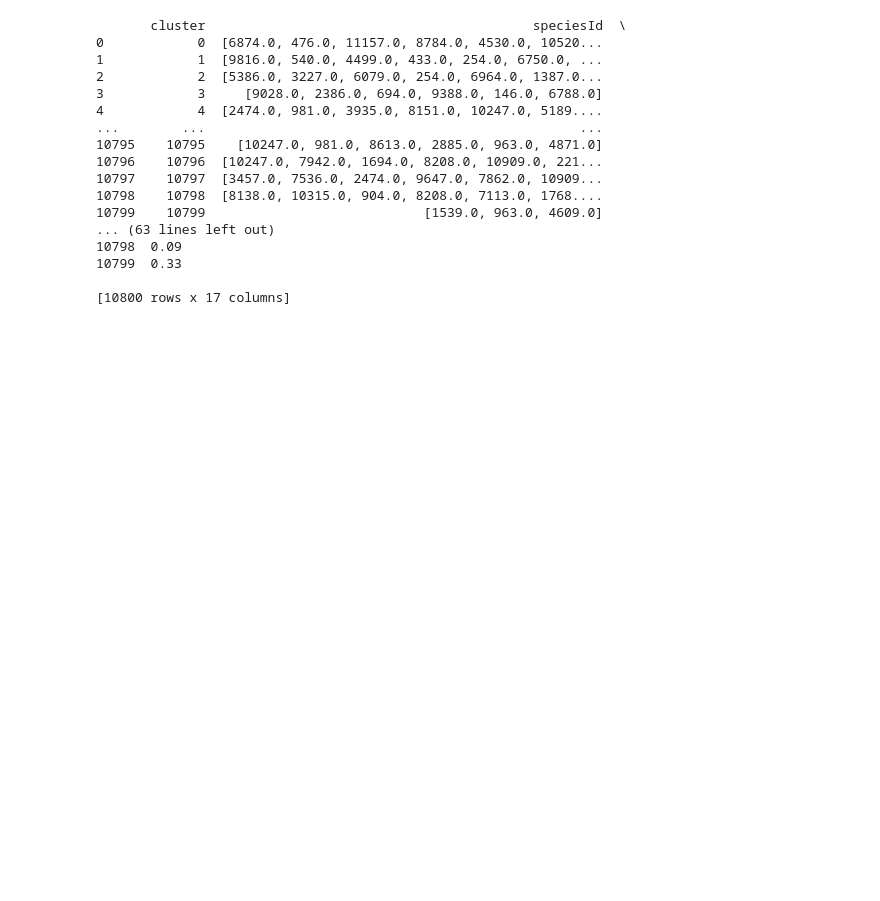
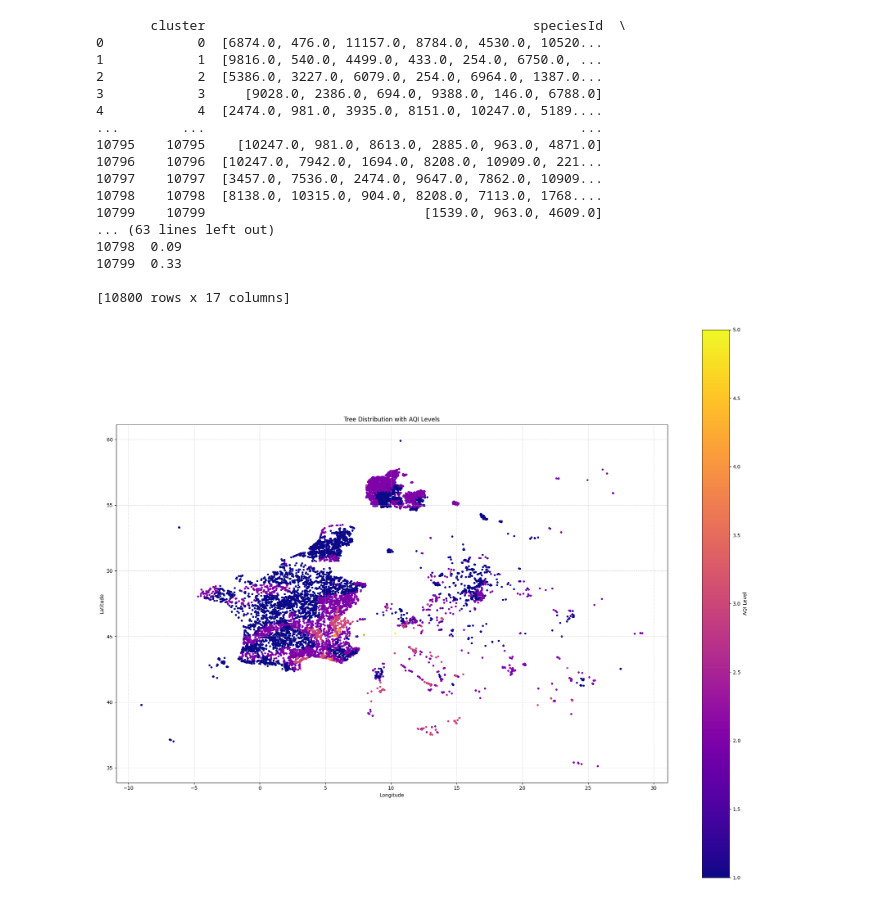
Before and after one commit to debuganagha/My-AQI-Trees-Project, a Jupyter notebook: proj1.ipynb, the cells around one changed output. Cells and saved outputs as stored; diff of their text form; code cells hidden in the pictures; blank space fills up the shorter version.

Commit message:
aqi plot

```diff
--- a/proj1.ipynb
+++ b/proj1.ipynb
@@ -360,3 +360,41 @@ merged_data.to_csv('cluster_with_pollution_data.csv', index=False)
 10799  0.33
 
 [10800 rows x 17 columns]
+# %%
+merged_data = pd.read_csv('cluster_with_pollution_data.csv')
+# %%
+import geopandas as gpd
+import matplotlib.pyplot as plt
+import matplotlib.colors as mcolors
+import numpy as np
+
+# Create a GeoDataFrame from the dataset
+geometry = gpd.points_from_xy(merged_data['average_lon'], merged_data['average_lat'])
+gdf = gpd.GeoDataFrame(merged_data, geometry=geometry)
+
+# Set up the plot
+fig, ax = plt.subplots(figsize=(25, 20))
+
+# Normalize AQI values to range between 0 and 1 for colormap
+norm = plt.Normalize(gdf['AQI'].min(), gdf['AQI'].max())
+cmap = plt.cm.plasma # Choose a colormap, e.g., viridis for a perceptually uniform scale
+
+# viridis
+# plasma >
+# inferno
+# magma
+
+# Plot points, using AQI values as color
+gdf.plot(ax=ax, marker='o', column='AQI', cmap=cmap, markersize=10, legend=True,
+         legend_kwds={'label': "AQI Level", 'orientation': "vertical"})
+
+# Add a grid
+ax.grid(True, linestyle='--', alpha=0.5)
+
+# Customize the plot
+plt.title("Tree Distribution with AQI Levels")
+plt.xlabel("Longitude")
+plt.ylabel("Latitude")
+plt.show()
+# %% [output]
+[figure, added]
```
